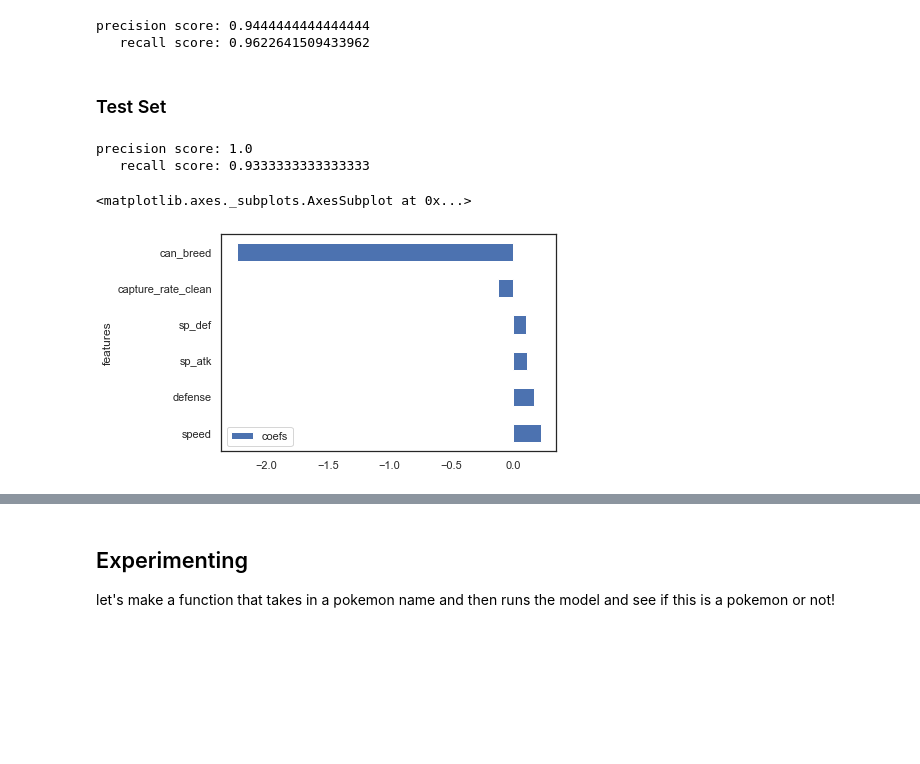
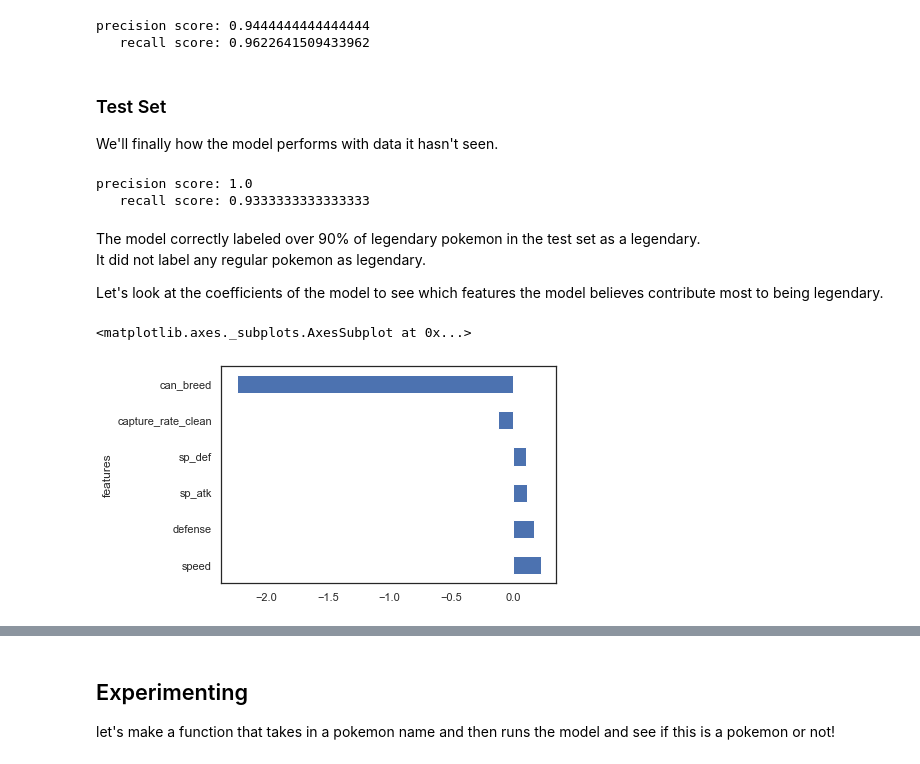
Before and after one commit to nroy94/legendary_classifier, a Jupyter notebook: legendary_classifier.ipynb, the cells around one changed output, grey strips where cells are left out. Saved outputs shown, nothing was run; the diff lists cells and outputs as text; code cells hidden in the pictures; blank space fills up the shorter version.

```diff
--- a/legendary_classifier.ipynb
+++ b/legendary_classifier.ipynb
@@ -199,27 +211,14 @@ Using the capture rate takes care of pokemon like who have extremely high defens
 train = train.drop(['generation_1', 'generation_2', 'generation_3', 'generation_4', 'generation_5', 'generation_6'], axis=1)
 test = test.drop(['generation_1', 'generation_2', 'generation_3', 'generation_4', 'generation_5', 'generation_6'], axis=1)
 
-# getting rid of the generations helped alot
+# let's remove most of the type dummy features
+train = train.drop(['fairy_ind', 'rock_ind', 'fighting_ind', 'electric_ind', 'bug_ind', 'normal_ind', 'grass_ind',
+                    'ghost_ind', 'water_ind', 'steel_ind','dark_ind', 'ice_ind', 'poison_ind', 'flying_ind',
+                    'ground_ind', 'fire_ind', 'psychic_ind', 'dragon_ind'], axis=1)
 
-train = train.drop(['fairy_ind', 'rock_ind', 'fighting_ind',
-                    'electric_ind', 'bug_ind', 'normal_ind', 'grass_ind', 'ghost_ind', 'water_ind', 'steel_ind'], axis=1)
-
-test = test.drop(['fairy_ind', 'rock_ind', 'fighting_ind',
-                  'electric_ind', 'bug_ind', 'normal_ind', 'grass_ind', 'ghost_ind', 'water_ind', 'steel_ind'], axis=1)
-
-# getting rid of the types didn't help much from the generations removal
-train = train.drop(['dark_ind', 'ice_ind', 'poison_ind', 'flying_ind', 'ground_ind', 'fire_ind'], axis=1)
-
-test = test.drop(['dark_ind', 'ice_ind', 'poison_ind', 'flying_ind', 'ground_ind', 'fire_ind'], axis=1)
-# with getting rid of most of the types above, we achieve a R/C curve of 95/78
-
-# turn the above into one drop statement
-
-train = train.drop(['psychic_ind', 'dragon_ind'], axis=1) # adding these don't seem to hurt...
-
-test = test.drop(['psychic_ind', 'dragon_ind'], axis=1)
-
-# how about ONLY capture rate?
+test = test.drop(['fairy_ind', 'rock_ind', 'fighting_ind', 'electric_ind', 'bug_ind', 'normal_ind', 'grass_ind',
+                    'ghost_ind', 'water_ind', 'steel_ind','dark_ind', 'ice_ind', 'poison_ind', 'flying_ind',
+                    'ground_ind', 'fire_ind', 'psychic_ind', 'dragon_ind'], axis=1)
 
 train = train.drop(['hp', 'attack'], axis=1)
 
@@ -324,6 +318,8 @@ print(f'precision score: {precision_score(y_train, new_pred)}\n\
 # %% [output]
 precision score: 0.9444444444444444
    recall score: 0.9622641509433962
-# %% [markdown]
-### Test Set
+# %% [markdown]
+### Test Set
+
+We'll finally how the model performs with data it hasn't seen.
 # %%
@@ -334,12 +330,20 @@ print(f'precision score: {precision_score(y_test, test_preds)}\n\
 # %% [output]
 precision score: 1.0
    recall score: 0.9333333333333333
+# %% [markdown]
+The model correctly labeled over 90% of legendary pokemon in the test set as a legendary.
+It did not label any regular pokemon as legendary.
+
+Let's look at the coefficients of the model to see which features the model believes contribute most to being legendary.
 # %%
 features = list(X_train.columns)
 coefs = list(lr.coef_[0])
 
 pd.DataFrame({'features':features,
-              'coefs':coefs}).sort_values(by=['coefs'], ascending=False).set_index("features").plot.barh()
+              'coefs':coefs})\
+  .sort_values(by=['coefs'], ascending=False)\
+  .set_index("features")\
+  .plot.barh(legend=False)
 # %% [output]
 <matplotlib.axes._subplots.AxesSubplot at 0x...>
-[figure, old version]
+[figure, new version]
```
Also changed, not shown: parts of 57 cells of this notebook.
